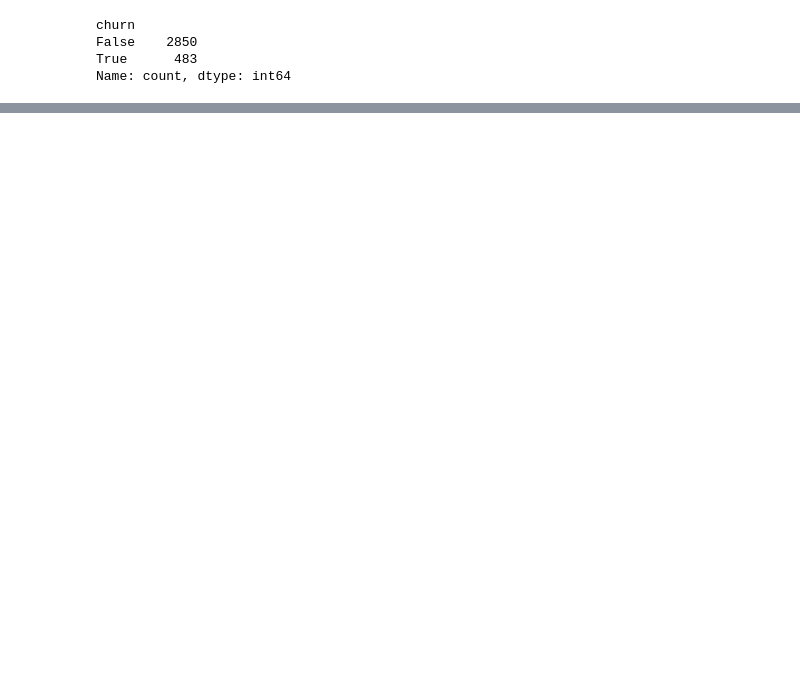
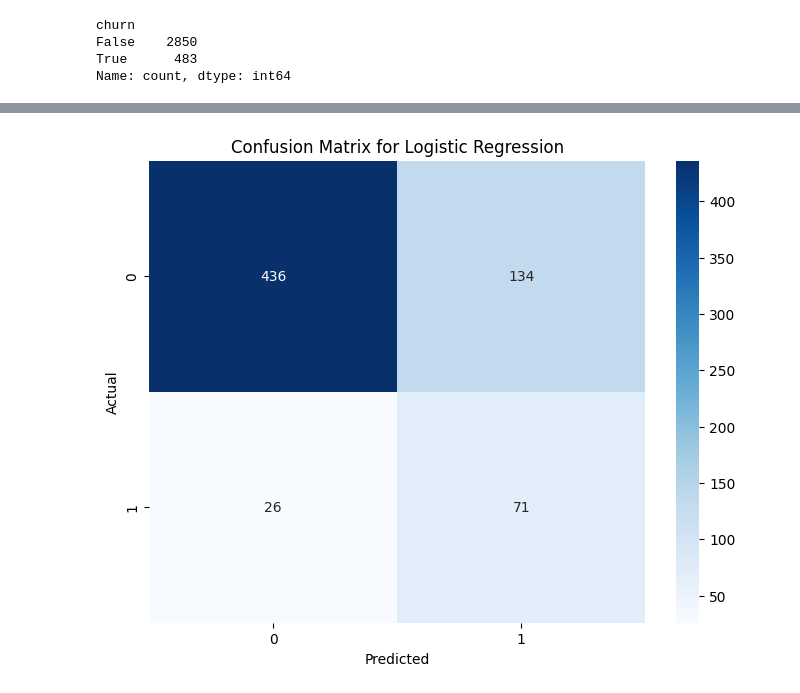
Before and after one commit to Owiti-Charles/Churn-Analysis, a Jupyter notebook: index.ipynb, the cells around one changed output, grey strips where cells are left out. Drawn from its saved outputs; the diff is of its cells as text; code cells hidden in the pictures; blank space fills up the shorter version.

```diff
--- a/index.ipynb
+++ b/index.ipynb
@@ -156,0 +205,3 @@ dtype: int64
+# %%
+# Handle multicollinearity by dropping charge-related features
+churn_data_df = churn_data_df.drop(['total day charge', 'total eve charge', 'total night charge', 'total intl charge'], axis=1)
@@ -302,0 +259,14 @@ weighted avg       0.85      0.68      0.73       834
+# %%
+# Define models and hyperparameter grids
+# Logistic Regression
+log_reg = LogisticRegression(class_weight='balanced', random_state=42, max_iter=1000)
+# Hyperparameter grid for Logistic Regression
+# Note: The 'C' parameter is the inverse of regularization strength; smaller values specify stronger regularization.
+log_reg_param_grid = {'C': [0.01, 0.1, 1, 10, 100]}
+
+# Decision Tree
+dec_tree = DecisionTreeClassifier(class_weight='balanced', random_state=42)
+dec_tree_param_grid = {
+    'max_depth': [3, 5, 7, 10],
+    'min_samples_split': [2, 5, 10]
+}
@@ -302,0 +376,10 @@ weighted avg       0.85      0.68      0.73       834
+# %%
+# Plot the confusion matrix for Logistic Regression
+plt.figure(figsize=(8, 6))
+sns.heatmap(confusion_matrix(y_test, y_pred_log_reg), annot=True, fmt='d', cmap='Blues')
+plt.title('Confusion Matrix for Logistic Regression')
+plt.xlabel('Predicted')
+plt.ylabel('Actual')
+plt.show()
+# %% [output]
+[figure, added]
```
Also changed, not shown: parts of 47 cells of this notebook.
